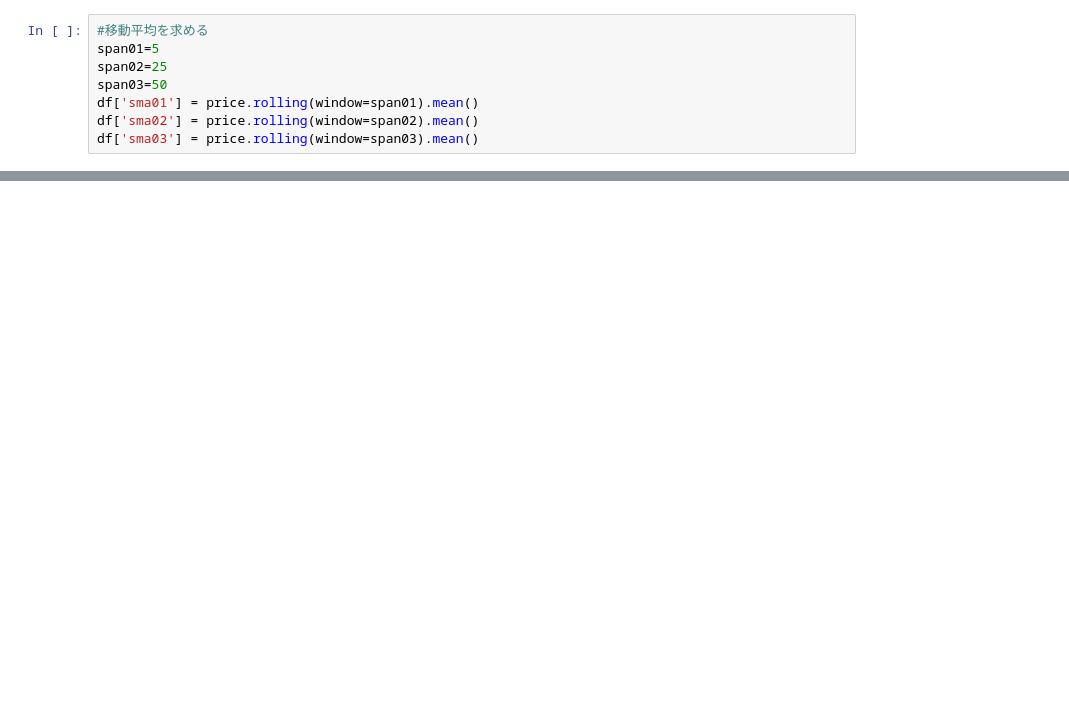
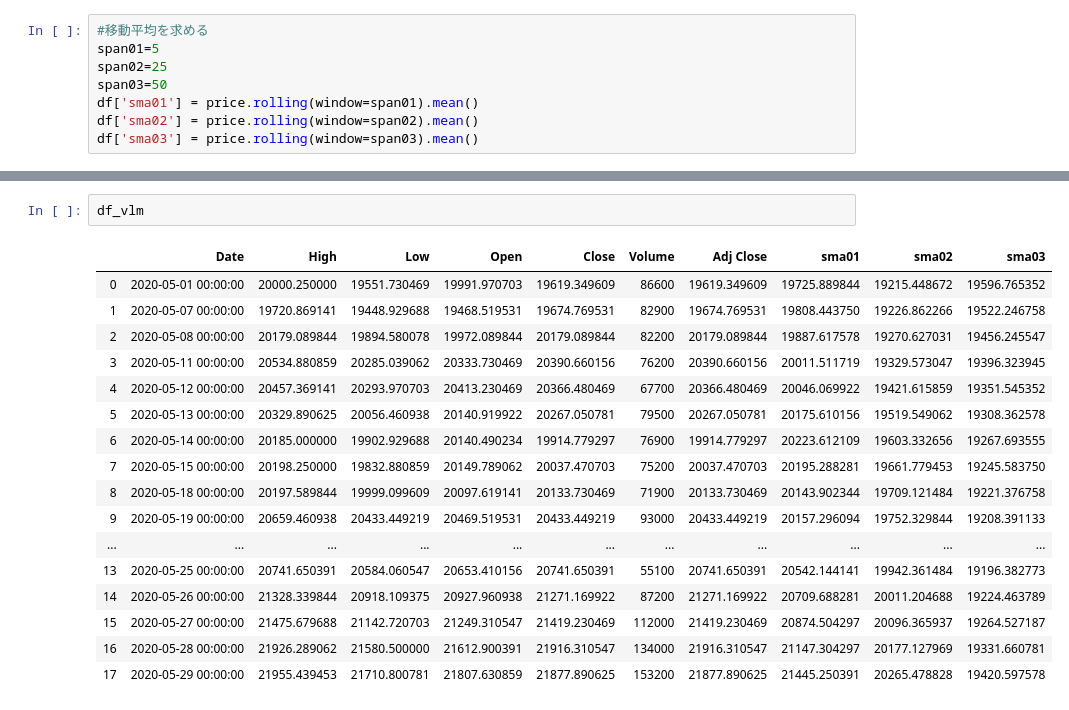
Before and after one commit to bauworks/playground, a Jupyter notebook: python/kabuka/N225.ipynb, the cells around one changed output, grey strips where cells are left out. Saved outputs shown, nothing was run; the diff lists cells and outputs as text; blank space fills up the shorter version.

```diff
--- a/python/kabuka/N225.ipynb
+++ b/python/kabuka/N225.ipynb
@@ -299,0 +209,20 @@ company_stock_analyse('2019-01-01', '2020-06-01', '7203.JP')
+# %%
+df_vlm
+# %% [output]
+|  | Date | High | Low | Open | Close | Volume | Adj Close | sma01 | sma02 | sma03 |
+| 0 | 2020-05-01 00:00:00 | 20000.250000 | 19551.730469 | 19991.970703 | 19619.349609 | 86600 | 19619.349609 | 19725.889844 | 19215.448672 | 19596.765352 |
+| 1 | 2020-05-07 00:00:00 | 19720.869141 | 19448.929688 | 19468.519531 | 19674.769531 | 82900 | 19674.769531 | 19808.443750 | 19226.862266 | 19522.246758 |
+| 2 | 2020-05-08 00:00:00 | 20179.089844 | 19894.580078 | 19972.089844 | 20179.089844 | 82200 | 20179.089844 | 19887.617578 | 19270.627031 | 19456.245547 |
+| 3 | 2020-05-11 00:00:00 | 20534.880859 | 20285.039062 | 20333.730469 | 20390.660156 | 76200 | 20390.660156 | 20011.511719 | 19329.573047 | 19396.323945 |
+| 4 | 2020-05-12 00:00:00 | 20457.369141 | 20293.970703 | 20413.230469 | 20366.480469 | 67700 | 20366.480469 | 20046.069922 | 19421.615859 | 19351.545352 |
+| 5 | 2020-05-13 00:00:00 | 20329.890625 | 20056.460938 | 20140.919922 | 20267.050781 | 79500 | 20267.050781 | 20175.610156 | 19519.549062 | 19308.362578 |
+| 6 | 2020-05-14 00:00:00 | 20185.000000 | 19902.929688 | 20140.490234 | 19914.779297 | 76900 | 19914.779297 | 20223.612109 | 19603.332656 | 19267.693555 |
+| 7 | 2020-05-15 00:00:00 | 20198.250000 | 19832.880859 | 20149.789062 | 20037.470703 | 75200 | 20037.470703 | 20195.288281 | 19661.779453 | 19245.583750 |
+| 8 | 2020-05-18 00:00:00 | 20197.589844 | 19999.099609 | 20097.619141 | 20133.730469 | 71900 | 20133.730469 | 20143.902344 | 19709.121484 | 19221.376758 |
+| 9 | 2020-05-19 00:00:00 | 20659.460938 | 20433.449219 | 20469.519531 | 20433.449219 | 93000 | 20433.449219 | 20157.296094 | 19752.329844 | 19208.391133 |
+| ... | ... | ... | ... | ... | ... | ... | ... | ... | ... | ... |
+| 13 | 2020-05-25 00:00:00 | 20741.650391 | 20584.060547 | 20653.410156 | 20741.650391 | 55100 | 20741.650391 | 20542.144141 | 19942.361484 | 19196.382773 |
+| 14 | 2020-05-26 00:00:00 | 21328.339844 | 20918.109375 | 20927.960938 | 21271.169922 | 87200 | 21271.169922 | 20709.688281 | 20011.204688 | 19224.463789 |
+| 15 | 2020-05-27 00:00:00 | 21475.679688 | 21142.720703 | 21249.310547 | 21419.230469 | 112000 | 21419.230469 | 20874.504297 | 20096.365937 | 19264.527187 |
+| 16 | 2020-05-28 00:00:00 | 21926.289062 | 21580.500000 | 21612.900391 | 21916.310547 | 134000 | 21916.310547 | 21147.304297 | 20177.127969 | 19331.660781 |
+| 17 | 2020-05-29 00:00:00 | 21955.439453 | 21710.800781 | 21807.630859 | 21877.890625 | 153200 | 21877.890625 | 21445.250391 | 20265.478828 | 19420.597578 |
```
Also changed, not shown: parts of 31 cells of this notebook, 7 other files.
